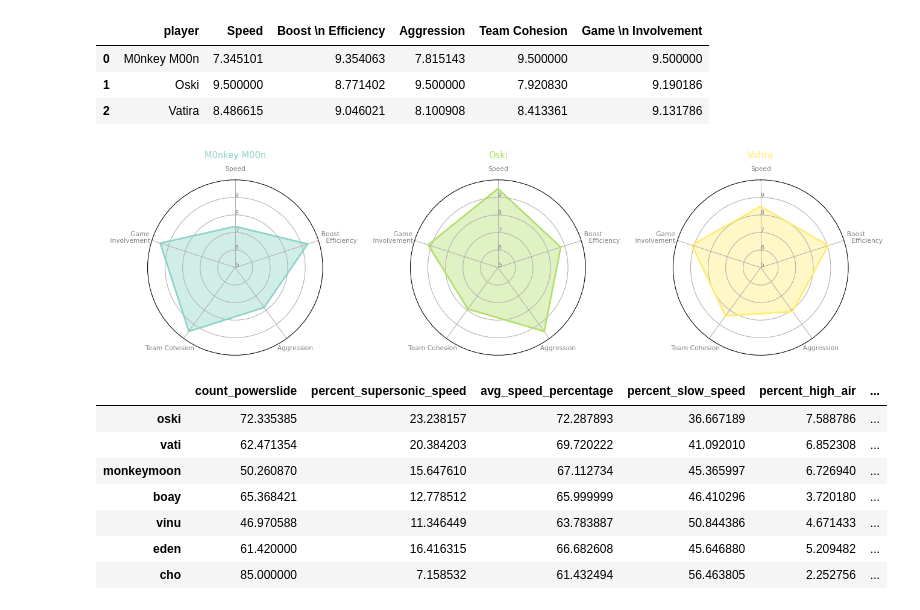
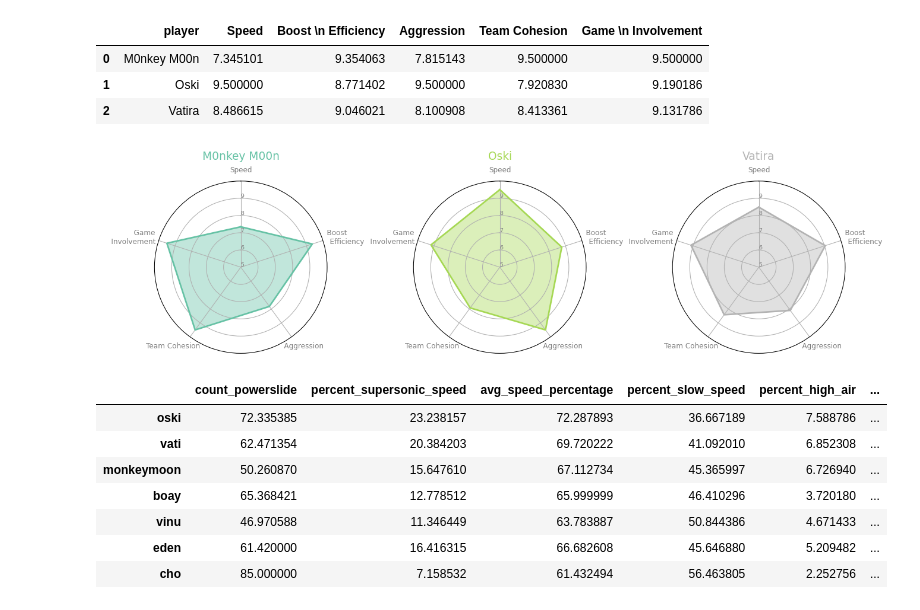
Before and after one commit to boay00/capstone-GA, a Jupyter notebook: 2-cleaning-EDA/code/pro-EDA.ipynb, the cells around one changed output. Cells and saved outputs as stored; diff of their text form; code cells hidden in the pictures.

```diff
--- a/2-cleaning-EDA/code/pro-EDA.ipynb
+++ b/2-cleaning-EDA/code/pro-EDA.ipynb
@@ -836,21 +836,21 @@ df = pd.DataFrame({
     ),min(10,speed_df.loc['oski', 'speed']
     ),min(10,speed_df.loc['vati', 'speed']
     )],
-    """  Boost
+    """    Boost
             Efficiency""":     [min(10,min(speed_df.loc['monkeymoon', 'speed'] * 2, boost_efficiency_df.loc['monkeymoon', 'boost_efficiency'])
     ),min(10,min(speed_df.loc['oski', 'speed'] * 2, boost_efficiency_df.loc['oski', 'boost_efficiency'])
     ),min(10,min(speed_df.loc['vati', 'speed'] * 2, boost_efficiency_df.loc['vati', 'boost_efficiency'])
     )],
-    """  Aggression""": [min(10,aggression_df.loc['monkeymoon', 'aggression']
+    """     Aggression""": [min(10,aggression_df.loc['monkeymoon', 'aggression']
     ),min(10,aggression_df.loc['oski', 'aggression']
     ),min(10,aggression_df.loc['vati', 'aggression']
     )],
-    """Team Cohesion       """: [min(10, min(speed_df.loc['monkeymoon', 'speed'] * 2, team_cohesion_df.loc['monkeymoon', 'team_cohesion']
+    """Team Cohesion         """: [min(10, min(speed_df.loc['monkeymoon', 'speed'] * 2, team_cohesion_df.loc['monkeymoon', 'team_cohesion']
     )),min(10, min(speed_df.loc['oski', 'speed'] * 2, team_cohesion_df.loc['oski', 'team_cohesion']
     )),min(10, min(speed_df.loc['vati', 'speed'] * 2, team_cohesion_df.loc['vati', 'team_cohesion']
     ))],
     """   Game
-    Involvement               """: [min(10,game_involvement_df.loc['monkeymoon', 'game_involvement']
+    Involvement                 """: [min(10,game_involvement_df.loc['monkeymoon', 'game_involvement']
     ),min(10,game_involvement_df.loc['oski', 'game_involvement']
     ),min(10,game_involvement_df.loc['vati', 'game_involvement']
     )]
@@ -871,37 +871,38 @@ def make_spider(df, row, title, color, rows, columns):
     # first axis on top:
     ax.set_theta_offset(pi / 2)
     ax.set_theta_direction(-1)
 
     # one axe per variable and add labels
-    plt.xticks(angles[:-1], categories, color='grey', size=8)
+    plt.xticks(angles[:-1], categories, color='grey', size=9)
 
     # ylabels
     ax.set_rlabel_position(0)
     plt.yticks([1,2,3,4,5,6,7,8,9], ['1',"2",'3',"4",'5',"6",'7', "8",'9'], color="grey", size=7)
     lowest = df.select_dtypes(include = 'number').values.min()
     plt.ylim(min(5,max(0, (int(lowest) - 1))),10)
 
     values=df.loc[row].drop('player').values.flatten().tolist()
     values += values[:1]
     ax.plot(angles, values, color=color, linewidth=2, linestyle='solid')
     ax.fill(angles, values, color=color, alpha=0.4)
 
-    plt.title(title, size=11, color=color, y=1.1)
+    plt.title(title, size=14, color=color, y=1.1)
 
 
 
 # initialize the figure
 my_dpi=96
 plt.figure(figsize=(1500/my_dpi, 1500/my_dpi), dpi=my_dpi)
 
 # Create a color palette:
-my_palette = plt.cm.get_cmap('Set3', len(df.index))
+my_palette = plt.cm.get_cmap('Set2', len(df.index))
 
 # Loop to plot
 for row in range(0, len(df.index)):
     make_spider(df,  row=row, title=df['player'][row], color=my_palette(row), rows = 1, columns = len(df))
+plt.savefig('pros-playstyle.png', pad_inches = 'tight')
 # %% [output]
-[figure, old version]
+[figure, new version]
 # %%
 speed_df = pd.concat([speed_df_pros, speed_df_casual], axis = 0)
 boost_efficiency_df = pd.concat([boost_efficiency_df_pros, boost_efficiency_df_casual], axis = 0)
```
Also changed, not shown: parts of 1 cell of this notebook, 7 other files.
